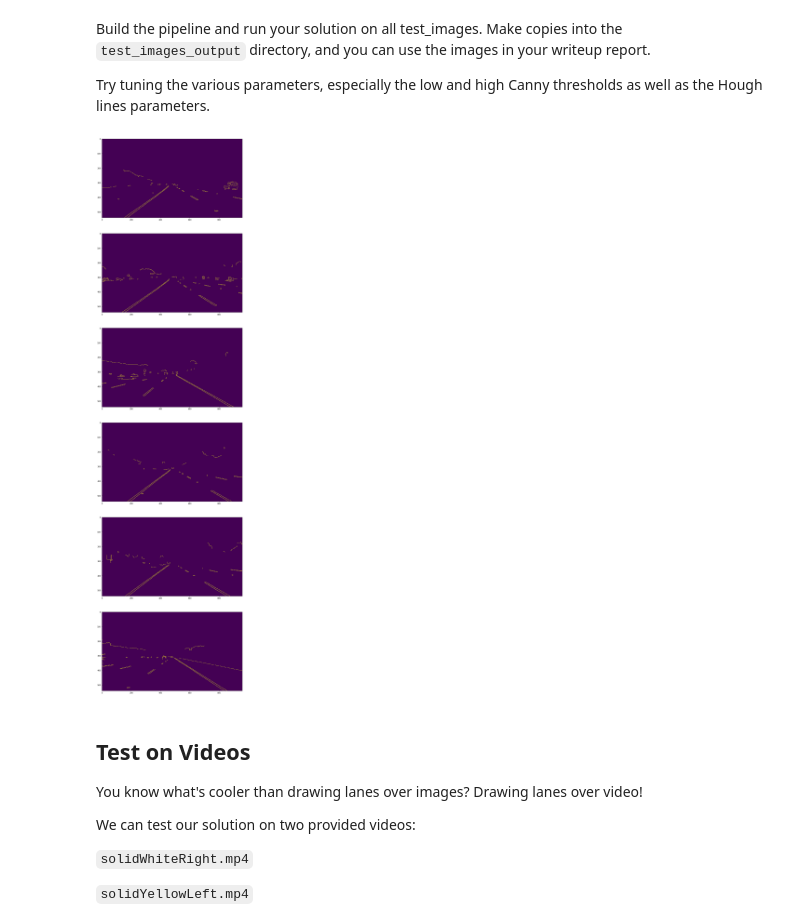
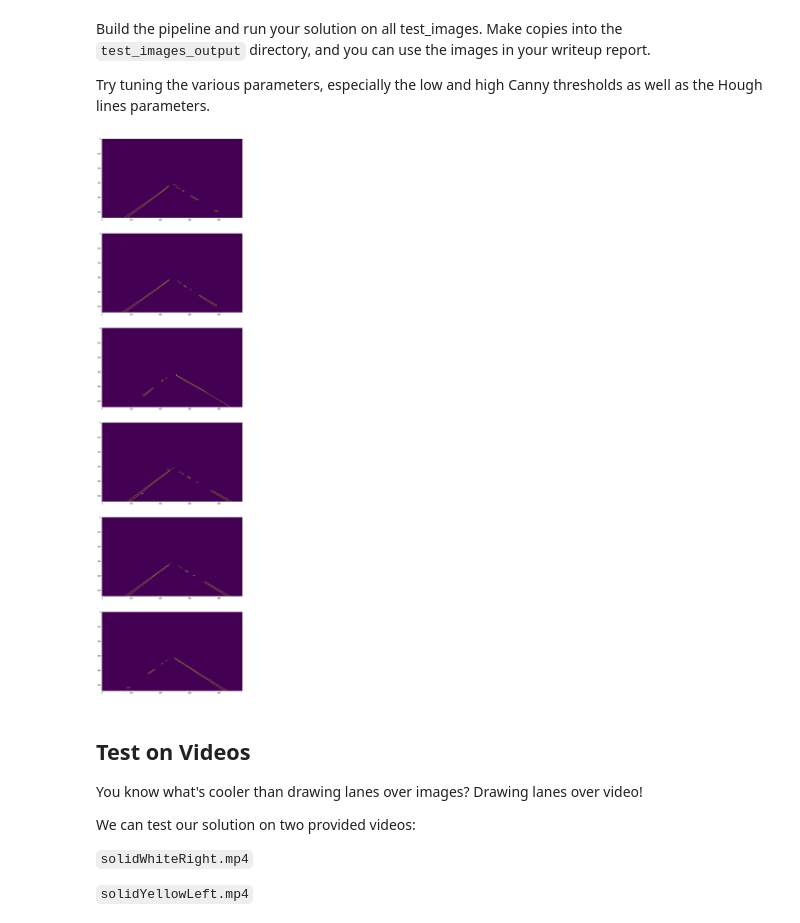
Before and after one commit to rmikulas/CarND-LaneLines-P1, a Jupyter notebook: P1.ipynb, the cells around one changed output. Cells and saved outputs as stored; diff of their text form; code cells hidden in the pictures.

Commit message:
Generate the function for the region of interest
Generate a new function which generates the region of interest.

```diff
--- a/P1.ipynb
+++ b/P1.ipynb
@@ -185,7 +185,20 @@ def image_prep(image):
     # The next step is canny function.
     image = canny(blurred_img,120,255)
 
+
     return image
+
+def roi(image):
+    # Parameters
+    a = 0.85
+    c = 0.05
+    m = 0.58
+
+    h = image.shape[0]
+    w = image.shape[1]
+    vertices = np.array([[(w*(1-a)/2,h),(w*(1-c)/2, m*h), (w*(1-(1-c)/2), m*h), (w*(1-(1-a)/2),h)]], dtype=np.int32)
+
+    return vertices
 # %% [markdown]
 ## Test Images
 
@@ -211,31 +224,37 @@ Try tuning the various parameters, especially the low and high Canny thresholds
 # %%
 # TODO: Build your pipeline that will draw lane lines on the test_images
 # then save them to the test_images_output directory.
 
 def lane_finder(image):
     # First step is always creting a copy of the original image
     img_2 = np.copy(image)
     prep_img = image_prep(img_2)
 
-    return prep_img
+
+    # Region of Interest
+    vertices = roi(image)
+    masked_img = region_of_interest(prep_img,vertices)
+
+
+    return masked_img
 
 def save_images():
     f= plt.figure(1,figsize=(54,96))
 
     i=1
     for img in images:
         image = mpimg.imread('test_images/'+img)
         mpimg.imsave('test_images_output'+img,lane_finder(image))
         plt.subplot(10,1,i)
         plt.imshow(lane_finder(image))
         i+=1
     plt.show()
     return
 
 
 save_images()
 # %% [output]
-[figure, old version]
+[figure, new version]
 # %% [markdown]
 ## Test on Videos
 
```
Also changed, not shown: parts of 8 cells of this notebook.
